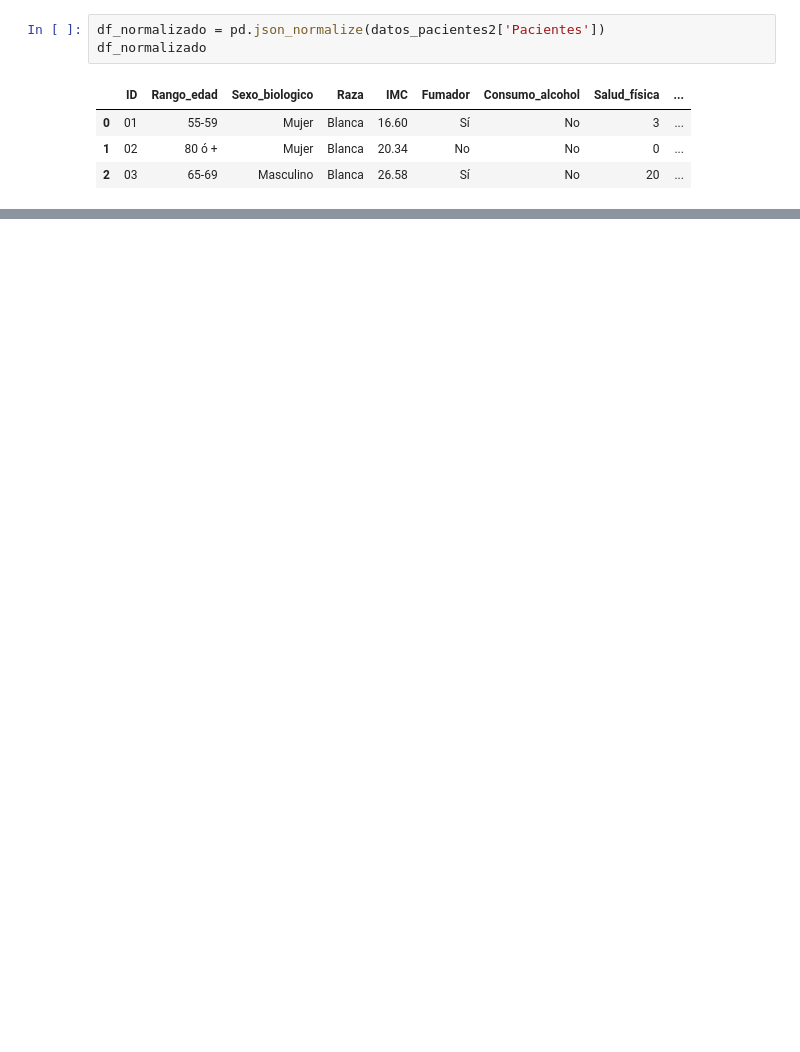
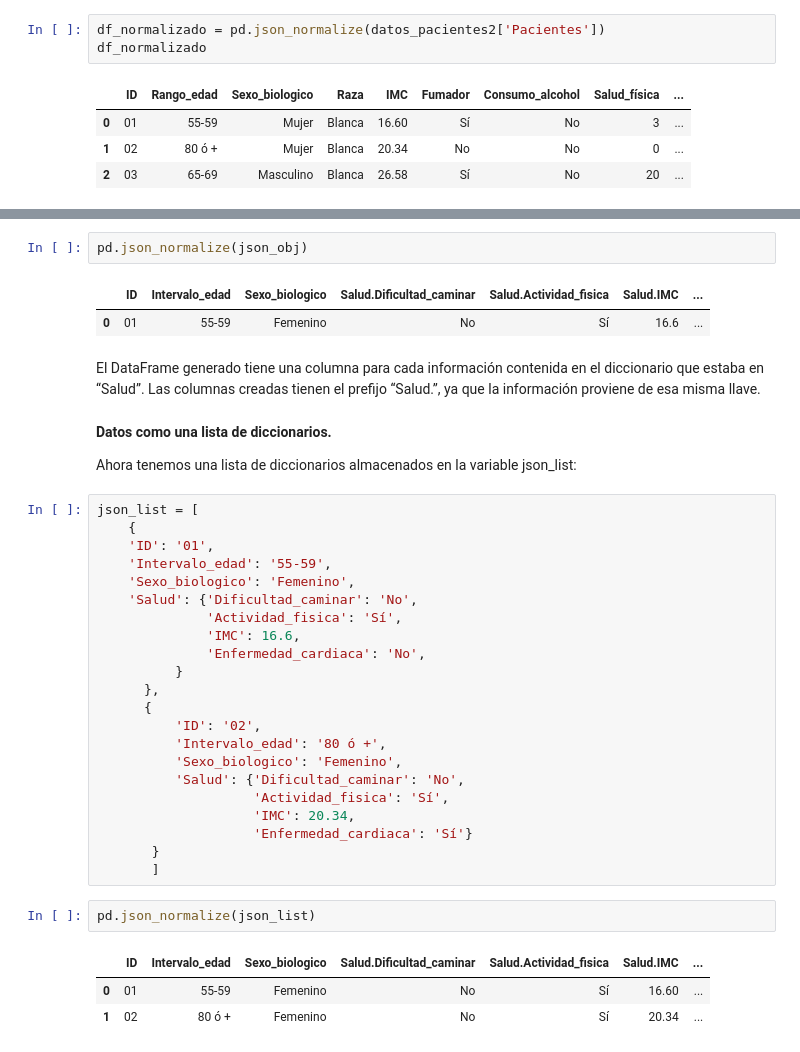
Before and after one commit to Nataliahfk/Data_science_Pandas, a Jupyter notebook: archivos_JSON.ipynb, the cells around one changed output, grey strips where cells are left out. Saved outputs shown, nothing was run; the diff lists cells and outputs as text; blank space fills up the shorter version.

```diff
--- a/archivos_JSON.ipynb
+++ b/archivos_JSON.ipynb
@@ -69,0 +116,39 @@ df_normalizado
+# %%
+pd.json_normalize(json_obj)
+# %% [output]
+|  | ID | Intervalo_edad | Sexo_biologico | Salud.Dificultad_caminar | Salud.Actividad_fisica | Salud.IMC | ... |
+| 0 | 01 | 55-59 | Femenino | No | Sí | 16.6 | ... |
+# %% [markdown]
+El DataFrame generado tiene una columna para cada información contenida en el diccionario que estaba en “Salud”. Las columnas creadas tienen el prefijo “Salud.”, ya que la información proviene de esa misma llave.
+# %% [markdown]
+**Datos como una lista de diccionarios.**
+
+Ahora tenemos una lista de diccionarios almacenados en la variable json_list:
+# %%
+json_list = [
+    {
+    'ID': '01',
+    'Intervalo_edad': '55-59',
+    'Sexo_biologico': 'Femenino',
+    'Salud': {'Dificultad_caminar': 'No',
+              'Actividad_fisica': 'Sí',
+              'IMC': 16.6,
+              'Enfermedad_cardiaca': 'No',
+          }
+      },
+      {
+          'ID': '02',
+          'Intervalo_edad': '80 ó +',
+          'Sexo_biologico': 'Femenino',
+          'Salud': {'Dificultad_caminar': 'No',
+                    'Actividad_fisica': 'Sí',
+                    'IMC': 20.34,
+                    'Enfermedad_cardiaca': 'Sí'}
+       }
+       ]
+# %%
+pd.json_normalize(json_list)
+# %% [output]
+|  | ID | Intervalo_edad | Sexo_biologico | Salud.Dificultad_caminar | Salud.Actividad_fisica | Salud.IMC | ... |
+| 0 | 01 | 55-59 | Femenino | No | Sí | 16.60 | ... |
+| 1 | 02 | 80 ó + | Femenino | No | Sí | 20.34 | ... |
```
Also changed, not shown: parts of 23 cells of this notebook.
